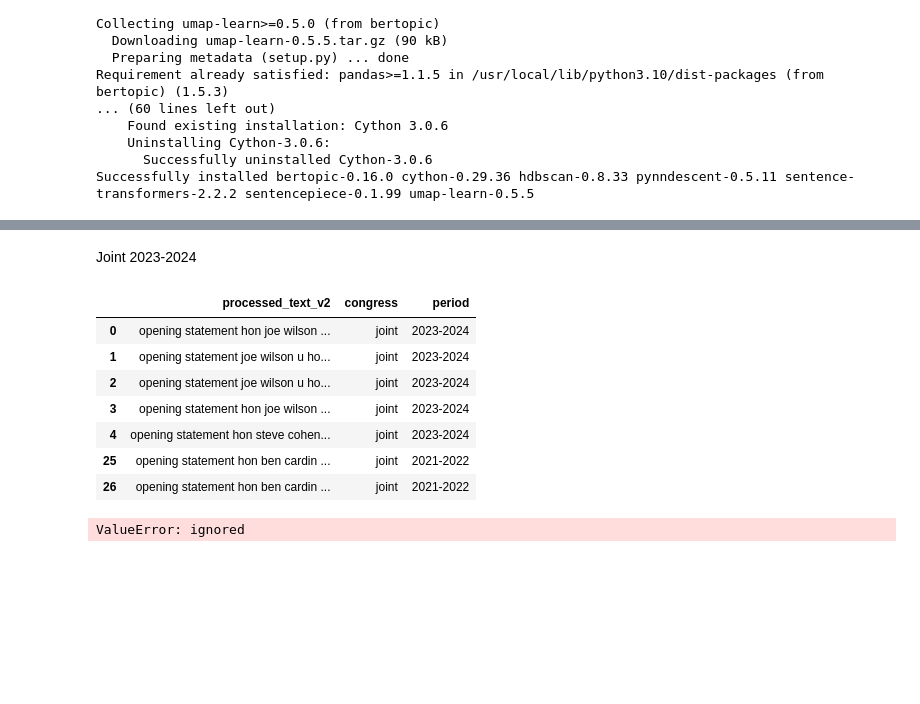
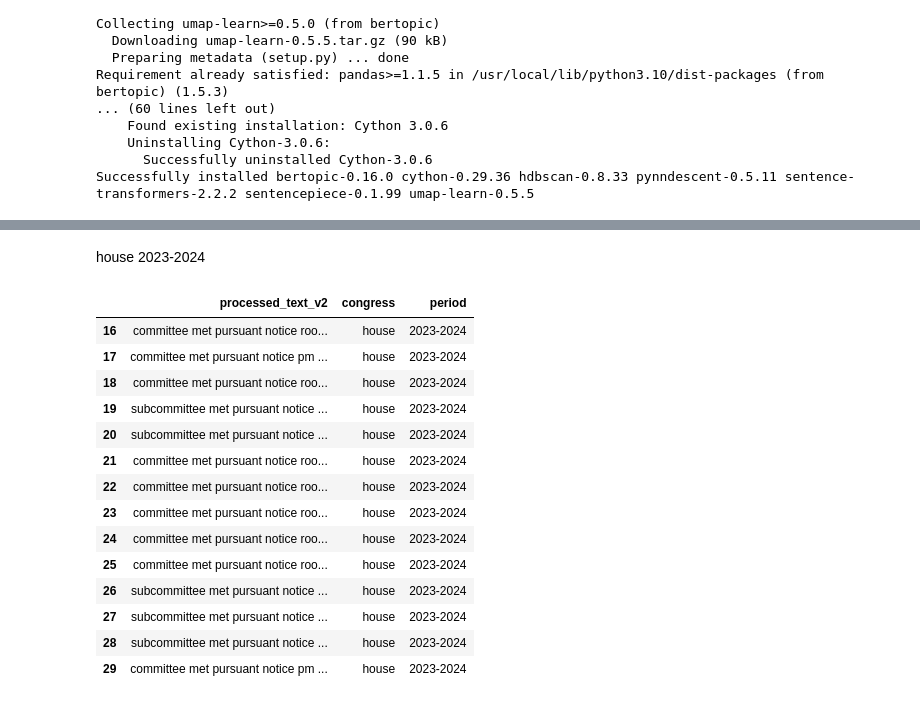
Before and after one commit to MariaFernandaOrtega/Topic-Modelling-Tutorial, a Jupyter notebook: Bertopic.ipynb, the cells around one changed output, grey strips where cells are left out. Cells and saved outputs as stored; diff of their text form; code cells hidden in the pictures; blank space fills up the shorter version.

```diff
--- a/Bertopic.ipynb
+++ b/Bertopic.ipynb
@@ -57,5 +65,5 @@ from umap import UMAP
 # %%
-df = pd.read_csv("processed_data_congress.csv")
+df = pd.read_csv("processed_congress_data.csv")
 
 # keep only the text column
 
@@ -63,6 +87,6 @@ df = df[['processed_text_v2', 'congress', 'period']]
 # %%
 # Remove specified words from the 'processed_text_v2' column
-words_to_remove = {'mr', 'think', 'thank', 'would', 'know', 'senator', "chairman", "also", "question", "country", "state"}
+words_to_remove = {'well','people','effort','human','year','united','partner','including','one','department','back','like','mr','representative', 'think','want', 'right','thank', 'would', 'know', 'going','senator', 'answer','confirmed', "chairman", "also", "question", "country", "state",'secretary','kerry','time', 'government', 'answer', 'work','member'}
 
 # Define a function to process the text within the lists
 def process_text_list(text_list_str, words_to_remove):
@@ -228,31 +331,36 @@ topic_model_2.get_topic_info()
 # %% [markdown]
-Joint 2023-2024
+house 2023-2024
 # %%
 # Create a subset of the data where 'congress' column is 'senate' and 'period' is '2022-2023'
-joint_subset = df[(df['congress'] == 'joint')]#& (df['period'] == '2023-2024')]
+house_23 = df[(df['congress'] == 'house') & (df['period'] == '2023-2024')]
 
-joint_subset
+house_23
 # %% [output]
 |  | processed_text_v2 | congress | period |
-| 0 | opening statement hon joe wilson ... | joint | 2023-2024 |
-| 1 | opening statement joe wilson u ho... | joint | 2023-2024 |
-| 2 | opening statement joe wilson u ho... | joint | 2023-2024 |
-| 3 | opening statement hon joe wilson ... | joint | 2023-2024 |
-| 4 | opening statement hon steve cohen... | joint | 2023-2024 |
-| 25 | opening statement hon ben cardin ... | joint | 2021-2022 |
-| 26 | opening statement hon ben cardin ... | joint | 2021-2022 |
+| 16 | committee met pursuant notice roo... | house | 2023-2024 |
+| 17 | committee met pursuant notice pm ... | house | 2023-2024 |
+| 18 | committee met pursuant notice roo... | house | 2023-2024 |
+| 19 | subcommittee met pursuant notice ... | house | 2023-2024 |
+| 20 | subcommittee met pursuant notice ... | house | 2023-2024 |
+| 21 | committee met pursuant notice roo... | house | 2023-2024 |
+| 22 | committee met pursuant notice roo... | house | 2023-2024 |
+| 23 | committee met pursuant notice roo... | house | 2023-2024 |
+| 24 | committee met pursuant notice roo... | house | 2023-2024 |
+| 25 | committee met pursuant notice roo... | house | 2023-2024 |
+| 26 | subcommittee met pursuant notice ... | house | 2023-2024 |
+| 27 | subcommittee met pursuant notice ... | house | 2023-2024 |
+| 28 | subcommittee met pursuant notice ... | house | 2023-2024 |
+| 29 | committee met pursuant notice pm ... | house | 2023-2024 |
 # %%
 # Initiate UMAP
-umap_model = UMAP(n_neighbors=2,
-                  n_components=5,
+umap_model = UMAP(n_neighbors=7,
+                  n_components=3,
                   min_dist=0.0,
                   metric='cosine',
                   random_state=100)
 
 # Initiate BERTopic
-topic_model_3 = BERTopic(umap_model=umap_model, language="english", calculate_probabilities=True)
+topic_model_h23= BERTopic(umap_model=umap_model, language="english", calculate_probabilities=True)
 
 # Run BERTopic model
-topics, probabilities = topic_model_3.fit_transform(joint_subset['processed_text_v2'])
+topics, probabilities = topic_model_h23.fit_transform(house_23['processed_text_v2'])
-# %% [output]
-ValueError: ignored
```
Also changed, not shown: parts of 28 cells of this notebook.
